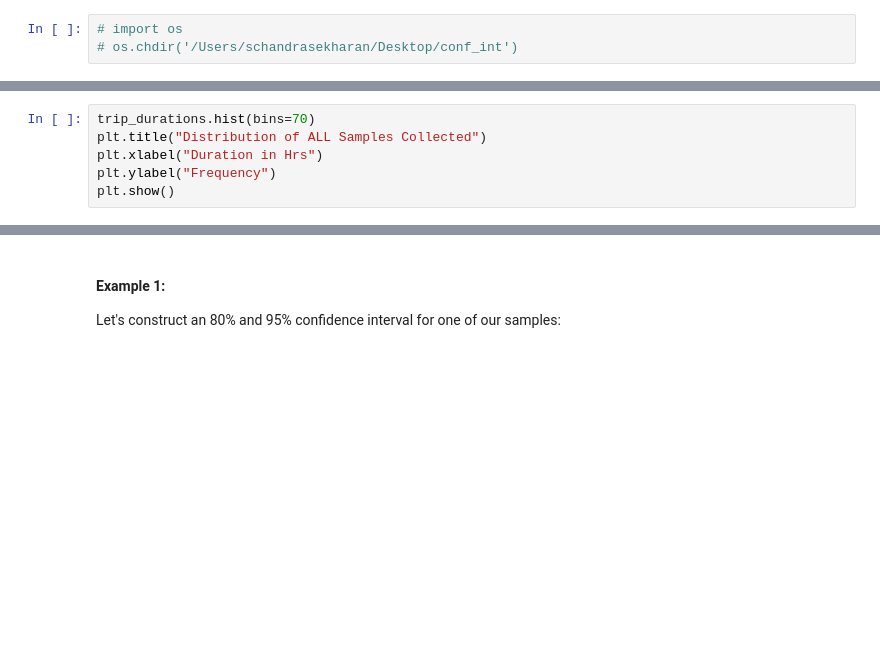
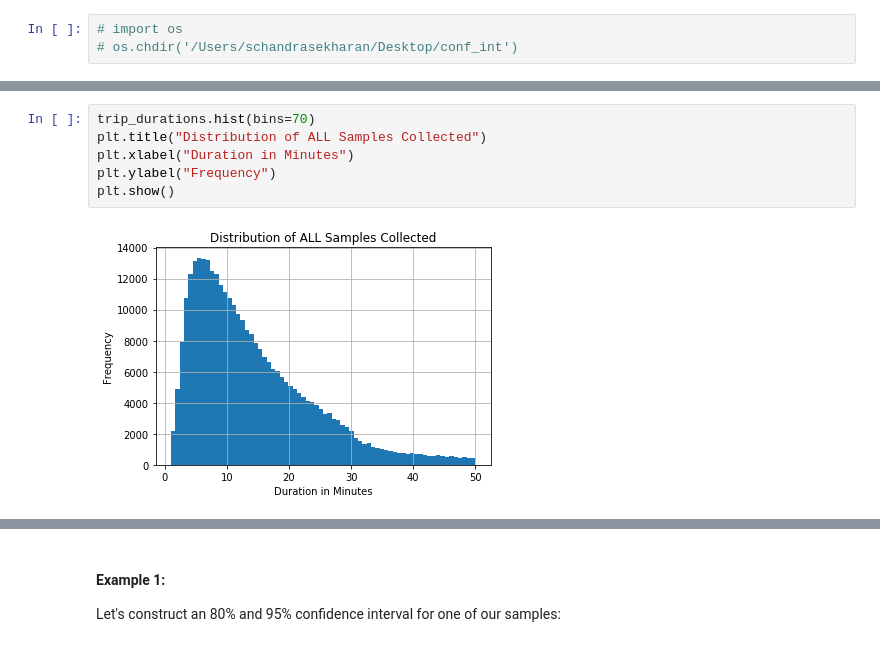
Before and after one commit to jleifnf/dc-ds-111819, a Jupyter notebook: module-3/day-5-confidence-intervals/Confidence_Intervals-JLin.ipynb, the cells around one changed output, grey strips where cells are left out. Cells and saved outputs as stored; diff of their text form; blank space fills up the shorter version.

```diff
--- a/module-3/day-5-confidence-intervals/Confidence_Intervals-JLin.ipynb
+++ b/module-3/day-5-confidence-intervals/Confidence_Intervals-JLin.ipynb
@@ -52,9 +74,11 @@ trip_durations.describe()
 # %%
 trip_durations.hist(bins=70)
 plt.title("Distribution of ALL Samples Collected")
-plt.xlabel("Duration in Hrs")
+plt.xlabel("Duration in Minutes")
 plt.ylabel("Frequency")
 plt.show()
+# %% [output]
+[figure, added]
 # %%
 #### The length of a bike ride is not normally distributed
 
```
Also changed, not shown: parts of 13 cells of this notebook.
